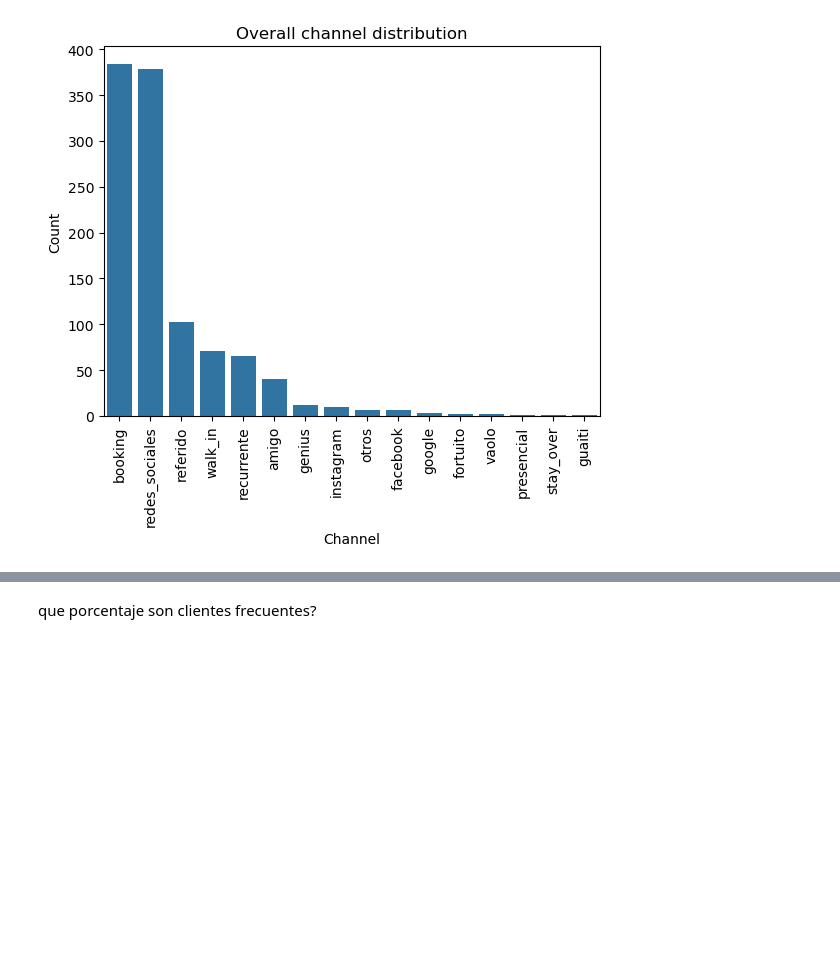
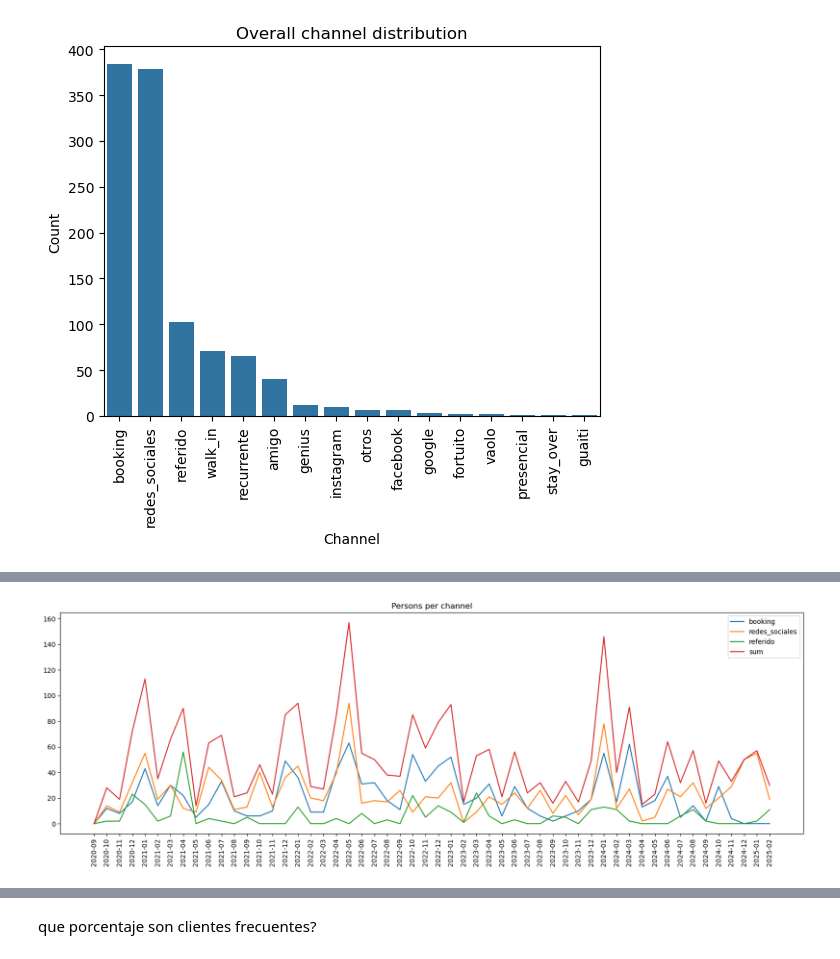
Before and after one commit to ejfdelgado/ejflab-ds-refugio, a Jupyter notebook: workspace/notebooks/Main.ipynb, the cells around one changed output, grey strips where cells are left out. Drawn from its saved outputs; the diff is of its cells as text; code cells hidden in the pictures; blank space fills up the shorter version.

```diff
--- a/workspace/notebooks/Main.ipynb
+++ b/workspace/notebooks/Main.ipynb
@@ -65,0 +66,5 @@ utility.channel_analysis_2(["booking", "redes_sociales"])
+# %%
+reload(utility)
+utility.channel_analysis_2(["booking", "redes_sociales", "referido"], "pax_sum", "Persons per channel")
+# %% [output]
+[figure, added]
```
Also changed, not shown: parts of 2 cells of this notebook, 1 other file.
